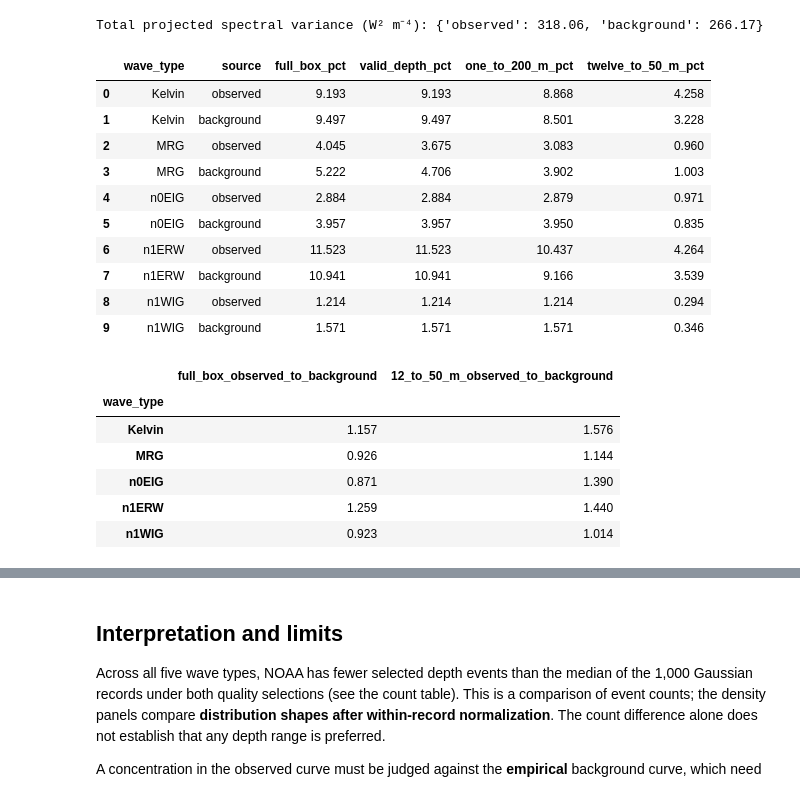
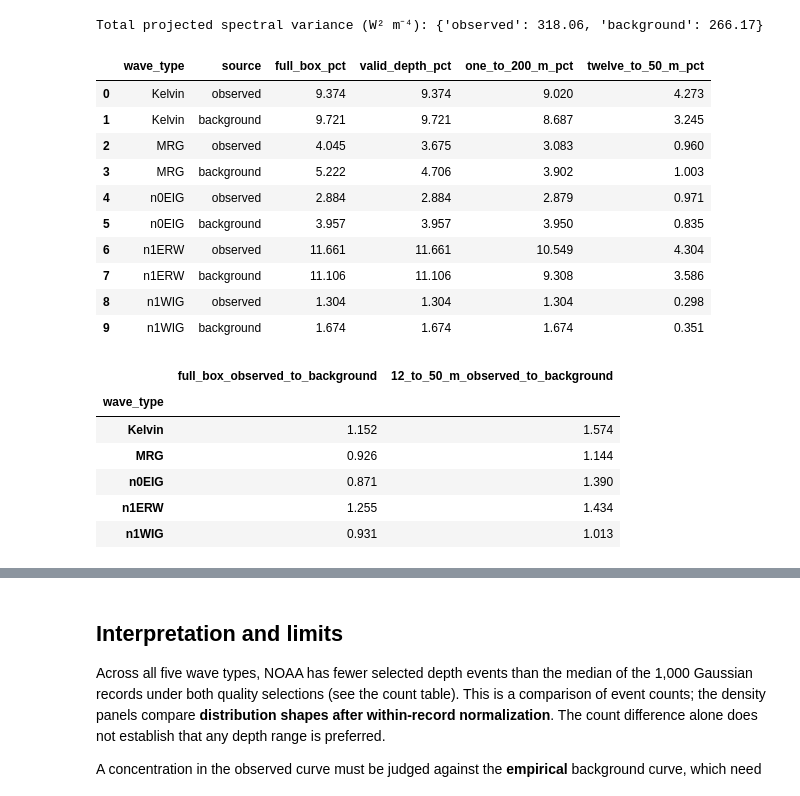
Before and after one commit to pedroanguloumana/cmip6_equiv_depth_distributions, a Jupyter notebook: notebooks/codex_heff_distribution_noaa.ipynb, the cells around one changed output, grey strips where cells are left out. Drawn from its saved outputs; the diff is of its cells as text; code cells hidden in the pictures.

```diff
--- a/notebooks/codex_heff_distribution_noaa.ipynb
+++ b/notebooks/codex_heff_distribution_noaa.ipynb
@@ -390,12 +390,16 @@ for wave in WAVES:
     frequency_indices = np.flatnonzero((spectrum["frequencies"] < 0)
                                        & (-spectrum["frequencies"] >= f_min)
                                        & (-spectrum["frequencies"] <= f_max))
-    wavenumber_indices = np.flatnonzero((spectrum["wavenumbers"] >= k_min)
-                                        & (spectrum["wavenumbers"] <= k_max))
+    # FFT coordinates are integer global wavenumbers, but their float storage
+    # can represent K=15 as 15.000000000000002; compare rounded integers.
+    integer_k = np.rint(spectrum["wavenumbers"]).astype(int)
+    if not np.allclose(spectrum["wavenumbers"], integer_k, rtol=0, atol=1e-9):
+        raise RuntimeError("Saved FFT wavenumbers are not integer global K")
+    wavenumber_indices = np.flatnonzero((integer_k >= k_min) & (integer_k <= k_max))
     if not len(frequency_indices) or not len(wavenumber_indices):
         raise RuntimeError(f"No Fourier cells inside {wave} box")
     physical_frequency = -spectrum["frequencies"][frequency_indices, None]
-    signed_k = spectrum["wavenumbers"][None, wavenumber_indices]
+    signed_k = integer_k[None, wavenumber_indices]
     depth = spectral_equivalent_depth(wave, signed_k, physical_frequency)
     valid = np.isfinite(depth)
     spectral_variance[wave] = {}
@@ -406,50 +410,50 @@ for wave in WAVES:
                                  weights=power[valid])[0]
         total = spectral_totals[source]
         in_range = valid & (depth >= 1) & (depth <= 200)
         if not np.isclose(histogram.sum(), power[in_range].sum(), rtol=1e-10):
             raise RuntimeError(f"Spectral histogram lost power: {wave}/{source}")
         spectral_variance[wave][source] = 100 * histogram / total
         spectral_summary.append(dict(
             wave_type=wave, source=source,
             full_box_pct=100 * power.sum() / total,
             valid_depth_pct=100 * power[valid].sum() / total,
             one_to_200_m_pct=100 * histogram.sum() / total,
             twelve_to_50_m_pct=100 * power[valid & (depth >= 12) & (depth < 50)].sum() / total,
         ))
 
 spectral_table = pd.DataFrame(spectral_summary)
 display(spectral_table.round(3))
 
 # The plots use a separate total-variance denominator for each source. These
 # integrated ratios instead compare the observed and background power directly.
 paired = spectral_table.pivot(index="wave_type", columns="source",
                               values=["full_box_pct", "twelve_to_50_m_pct"])
 absolute_scale = spectral_totals["observed"] / spectral_totals["background"]
 power_ratios = pd.DataFrame(index=WAVES)
 for column, label in (("full_box_pct", "full_box_observed_to_background"),
                       ("twelve_to_50_m_pct", "12_to_50_m_observed_to_background")):
     power_ratios[label] = absolute_scale * paired[column]["observed"] / paired[column]["background"]
 power_ratios.index.name = "wave_type"
 display(power_ratios.round(3))
 # %% [output]
 |  | wave_type | source | full_box_pct | valid_depth_pct | one_to_200_m_pct | twelve_to_50_m_pct |
-| 0 | Kelvin | observed | 9.193 | 9.193 | 8.868 | 4.258 |
-| 1 | Kelvin | background | 9.497 | 9.497 | 8.501 | 3.228 |
+| 0 | Kelvin | observed | 9.374 | 9.374 | 9.020 | 4.273 |
+| 1 | Kelvin | background | 9.721 | 9.721 | 8.687 | 3.245 |
 | 2 | MRG | observed | 4.045 | 3.675 | 3.083 | 0.960 |
 | 3 | MRG | background | 5.222 | 4.706 | 3.902 | 1.003 |
 | 4 | n0EIG | observed | 2.884 | 2.884 | 2.879 | 0.971 |
 | 5 | n0EIG | background | 3.957 | 3.957 | 3.950 | 0.835 |
-| 6 | n1ERW | observed | 11.523 | 11.523 | 10.437 | 4.264 |
-| 7 | n1ERW | background | 10.941 | 10.941 | 9.166 | 3.539 |
-| 8 | n1WIG | observed | 1.214 | 1.214 | 1.214 | 0.294 |
-| 9 | n1WIG | background | 1.571 | 1.571 | 1.571 | 0.346 |
+| 6 | n1ERW | observed | 11.661 | 11.661 | 10.549 | 4.304 |
+| 7 | n1ERW | background | 11.106 | 11.106 | 9.308 | 3.586 |
+| 8 | n1WIG | observed | 1.304 | 1.304 | 1.304 | 0.298 |
+| 9 | n1WIG | background | 1.674 | 1.674 | 1.674 | 0.351 |
 |  | full_box_observed_to_background | 12_to_50_m_observed_to_background |
 | wave_type |  |  |
-| Kelvin | 1.157 | 1.576 |
+| Kelvin | 1.152 | 1.574 |
 | MRG | 0.926 | 1.144 |
 | n0EIG | 0.871 | 1.390 |
-| n1ERW | 1.259 | 1.440 |
-| n1WIG | 0.923 | 1.014 |
+| n1ERW | 1.255 | 1.434 |
+| n1WIG | 0.931 | 1.013 |
 # %%
 for wave in WAVES:
     fig, ax = plt.subplots(figsize=(7.3, 4.3), dpi=120)
```
Also changed, not shown: parts of 2 cells of this notebook.
